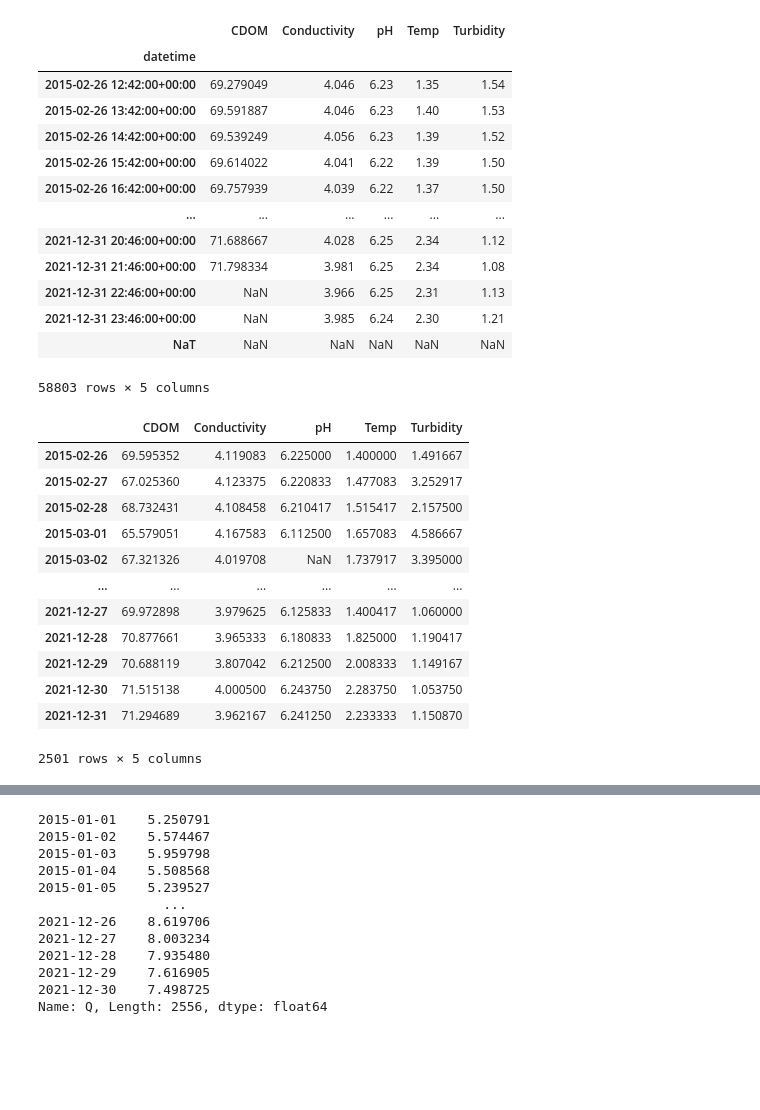
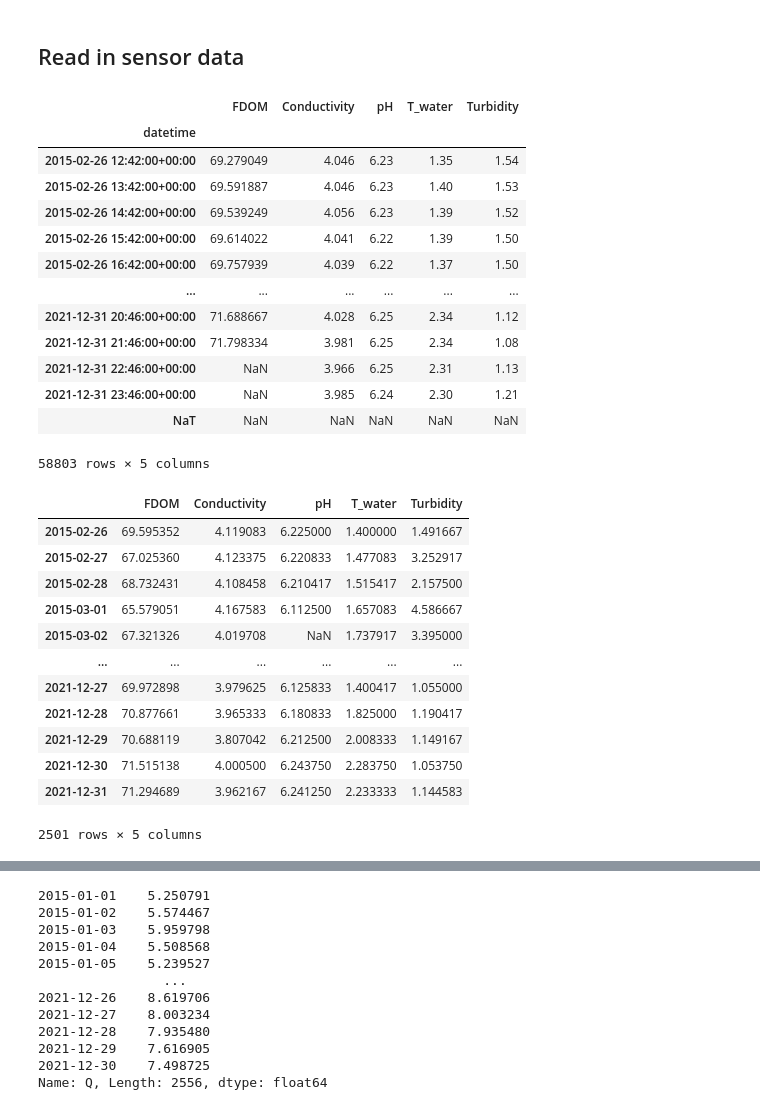
Before and after one commit to NIVANorge/maalselva, a Jupyter notebook: 2022_MD/code/md_option4_python.ipynb, the cells around one changed output, grey strips where cells are left out. Saved outputs shown, nothing was run; the diff lists cells and outputs as text; code cells hidden in the pictures; blank space fills up the shorter version.

```diff
--- a/2022_MD/code/md_option4_python.ipynb
+++ b/2022_MD/code/md_option4_python.ipynb
@@ -6,13 +11,14 @@ plt.style.use('ggplot')
+# %% [markdown]
+## Read in sensor data
 # %%
-site = "Storelva"
 fpath = r'../data/sensor_%s.csv' % site
 
 sensor_df_hourly = pd.read_csv(fpath, index_col=1, parse_dates=True, na_values="NA")
 sensor_df_hourly = sensor_df_hourly.drop('station_name', axis=1)
-sensor_df_hourly.columns = ["CDOM", "Conductivity", "pH", "Temp", "Turbidity"]
+sensor_df_hourly.columns = ["FDOM", "Conductivity", "pH", "T_water", "Turbidity"]
 sensor_df_hourly
 # %% [output]
-|  | CDOM | Conductivity | pH | Temp | Turbidity |
+|  | FDOM | Conductivity | pH | T_water | Turbidity |
 | datetime |  |  |  |  |  |
 | 2015-02-26 12:42:00+00:00 | 69.279049 | 4.046 | 6.23 | 1.35 | 1.54 |
 | 2015-02-26 13:42:00+00:00 | 69.591887 | 4.046 | 6.23 | 1.40 | 1.53 |
@@ -32,18 +38,18 @@ sensor_df = sensor_df_hourly.resample('D').mean()
 sensor_df.index = sensor_df.index.date
 sensor_df
 # %% [output]
-|  | CDOM | Conductivity | pH | Temp | Turbidity |
+|  | FDOM | Conductivity | pH | T_water | Turbidity |
 | 2015-02-26 | 69.595352 | 4.119083 | 6.225000 | 1.400000 | 1.491667 |
 | 2015-02-27 | 67.025360 | 4.123375 | 6.220833 | 1.477083 | 3.252917 |
 | 2015-02-28 | 68.732431 | 4.108458 | 6.210417 | 1.515417 | 2.157500 |
 | 2015-03-01 | 65.579051 | 4.167583 | 6.112500 | 1.657083 | 4.586667 |
 | 2015-03-02 | 67.321326 | 4.019708 | NaN | 1.737917 | 3.395000 |
 | ... | ... | ... | ... | ... | ... |
-| 2021-12-27 | 69.972898 | 3.979625 | 6.125833 | 1.400417 | 1.060000 |
+| 2021-12-27 | 69.972898 | 3.979625 | 6.125833 | 1.400417 | 1.055000 |
 | 2021-12-28 | 70.877661 | 3.965333 | 6.180833 | 1.825000 | 1.190417 |
 | 2021-12-29 | 70.688119 | 3.807042 | 6.212500 | 2.008333 | 1.149167 |
 | 2021-12-30 | 71.515138 | 4.000500 | 6.243750 | 2.283750 | 1.053750 |
-| 2021-12-31 | 71.294689 | 3.962167 | 6.241250 | 2.233333 | 1.150870 |
+| 2021-12-31 | 71.294689 | 3.962167 | 6.241250 | 2.233333 | 1.144583 |
 2501 rows × 5 columns
 # %%
 sensor_df.plot(subplots=True, sharex=True, figsize=(10, 8))
```
Also changed, not shown: parts of 14 cells of this notebook, 3 other files.
